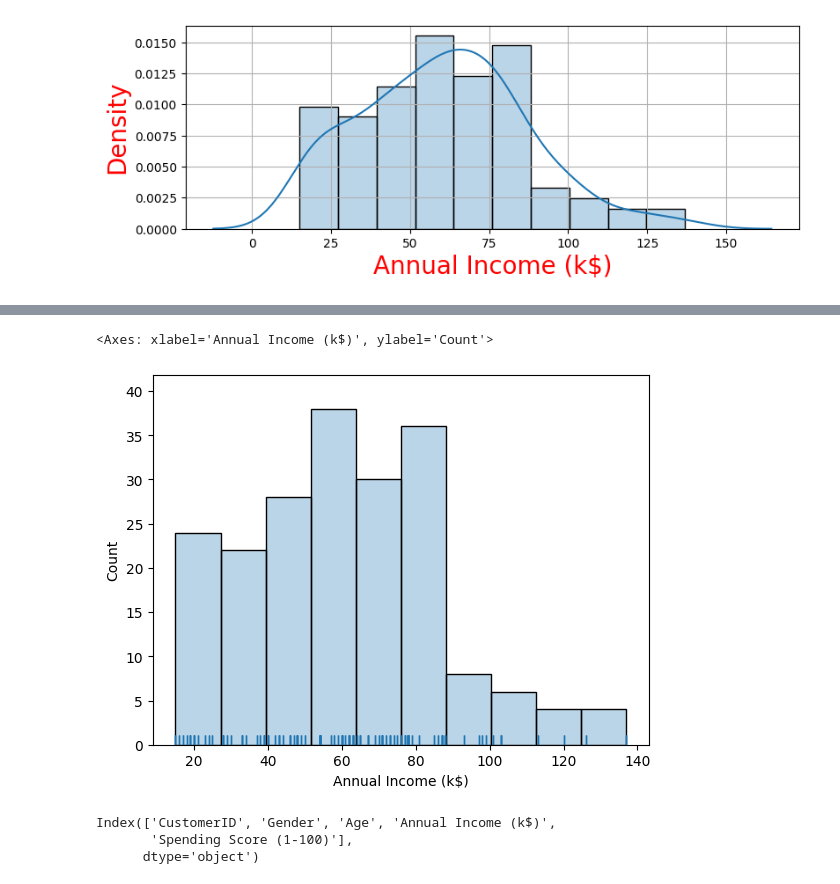
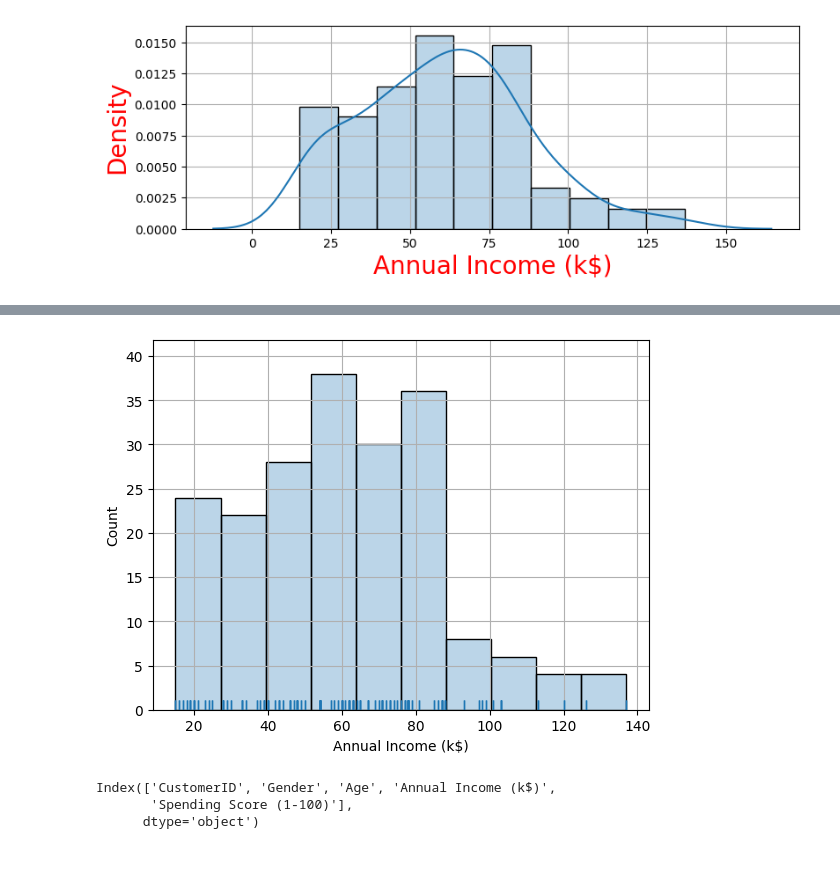
Before and after one commit to EddyGiusepe/Learning_Class_in_Python, a Jupyter notebook: K-Means_Mall_Clustering_Project/K-Means_Mall_Clustering.ipynb, the cells around one changed output, grey strips where cells are left out. Drawn from its saved outputs; the diff is of its cells as text; code cells hidden in the pictures.

```diff
--- a/K-Means_Mall_Clustering_Project/K-Means_Mall_Clustering.ipynb
+++ b/K-Means_Mall_Clustering_Project/K-Means_Mall_Clustering.ipynb
@@ -56,9 +80,10 @@ sns.rugplot(df, x="Annual Income (k$)")
 # %%
 sns.histplot(df, x="Annual Income (k$)", alpha=0.3)
 sns.rugplot(df, x="Annual Income (k$)")
+plt.grid(True)
+plt.show()
 # %% [output]
-<Axes: xlabel='Annual Income (k$)', ylabel='Count'>
-[figure, old version]
+[figure, new version]
 # %%
 df.columns
 # %% [output]
```
Also changed, not shown: parts of 9 cells of this notebook.
